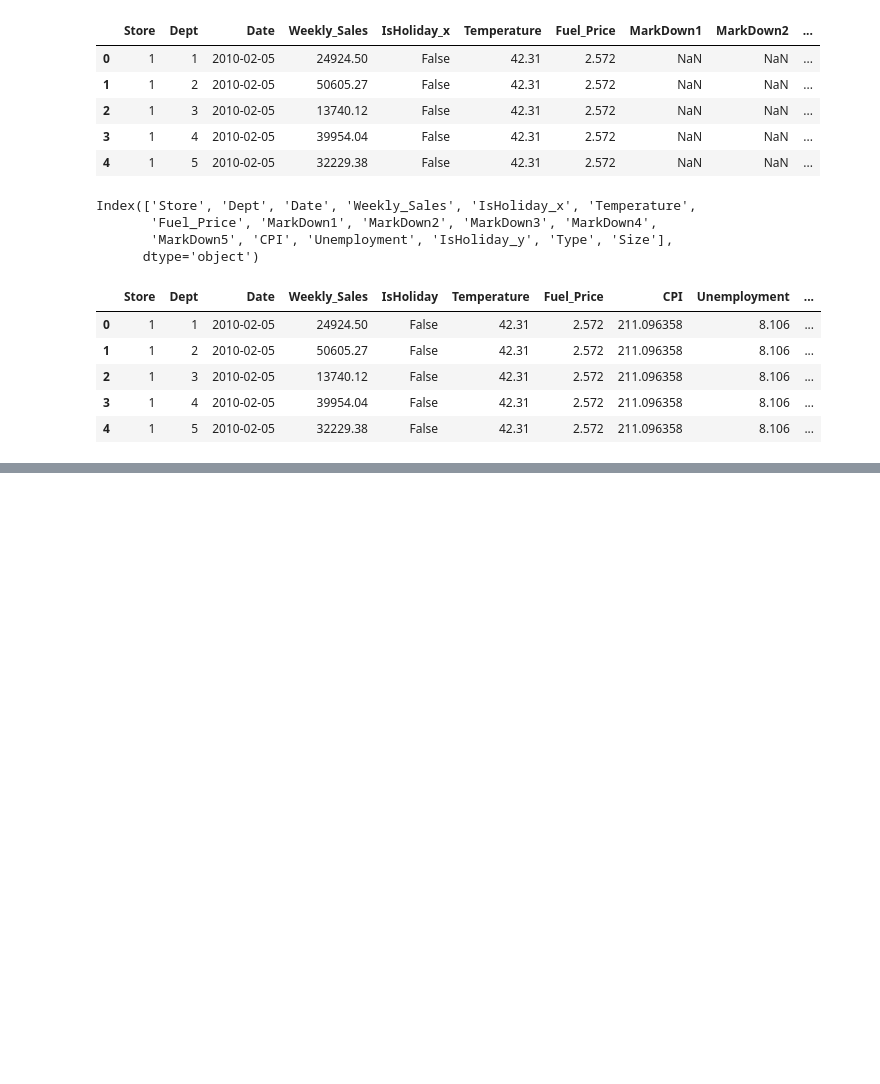
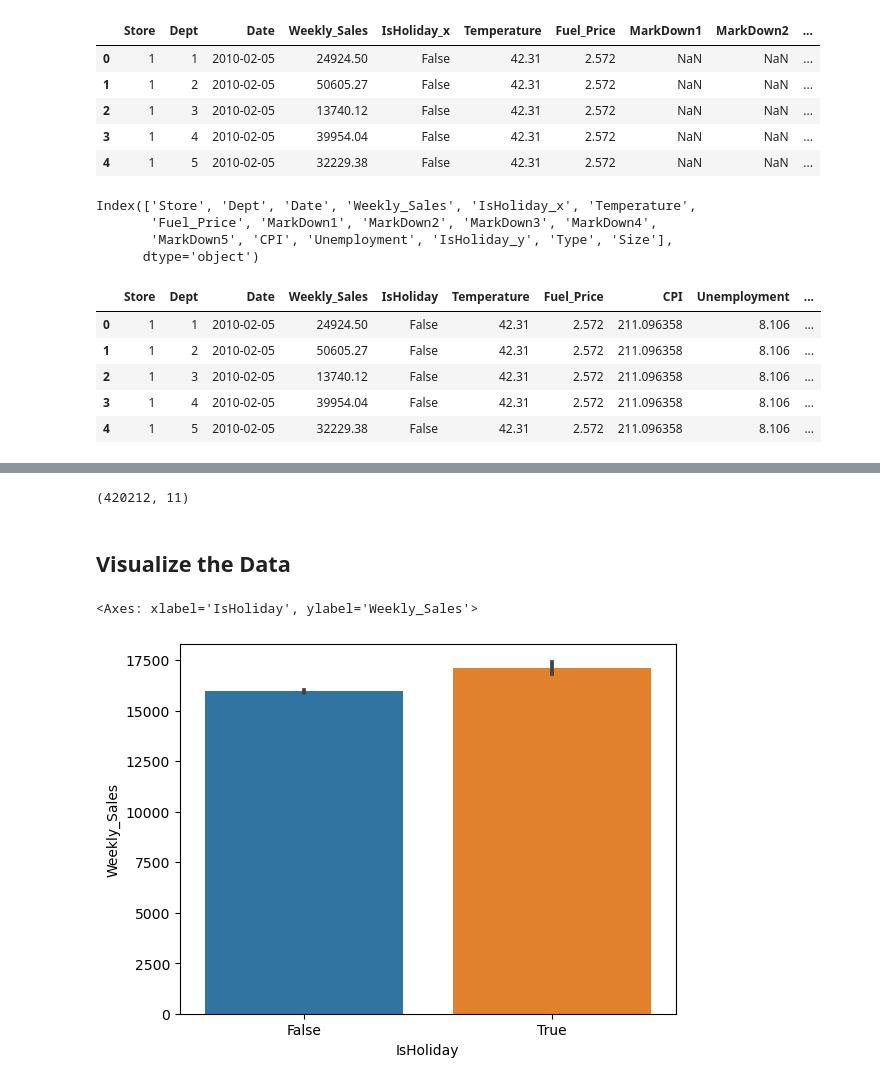
Before and after one commit to u-droid/machine-learning-projects, a Jupyter notebook: walmart_sales_forecasting/forecast.ipynb, the cells around one changed output, grey strips where cells are left out. Drawn from its saved outputs; the diff is of its cells as text; code cells hidden in the pictures; blank space fills up the shorter version.

Commit message:
Sales forecasting

```diff
--- a/walmart_sales_forecasting/forecast.ipynb
+++ b/walmart_sales_forecasting/forecast.ipynb
@@ -92,0 +116,13 @@ MemoryError: Unable to allocate 119. MiB for an array with shape (37, 421472) an
+# %%
+df = df[ df['Weekly_Sales'] > 0 ]
+df.shape
+# %% [output]
+(420212, 11)
+# %% [markdown]
+## Visualize the Data
+# %%
+import seaborn as sns
+sns.barplot(data=df, x='IsHoliday', y='Weekly_Sales')
+# %% [output]
+<Axes: xlabel='IsHoliday', ylabel='Weekly_Sales'>
+[figure, added]
```
Also changed, not shown: parts of 33 cells of this notebook, 1 other file.
